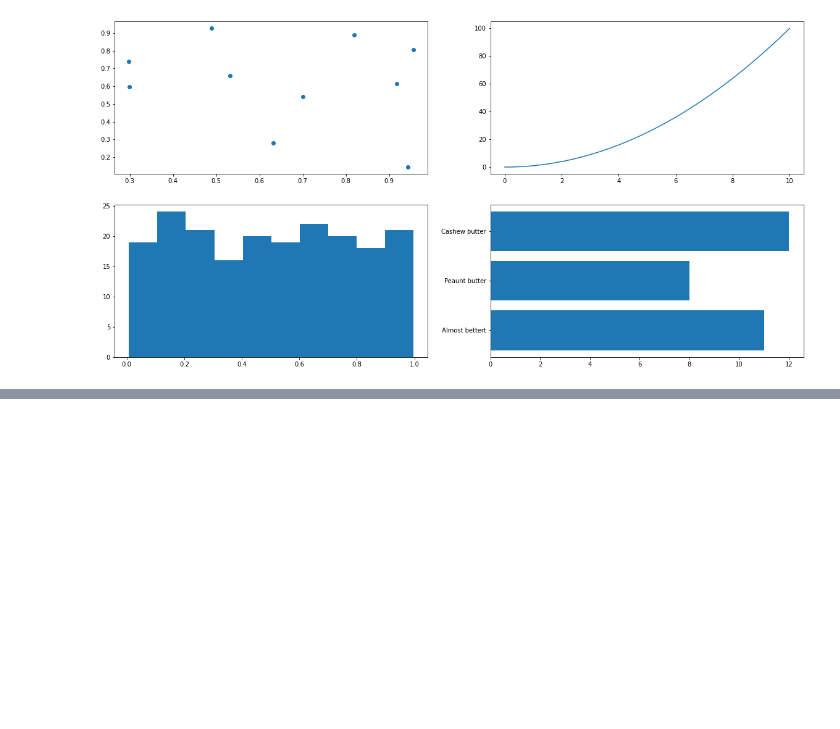
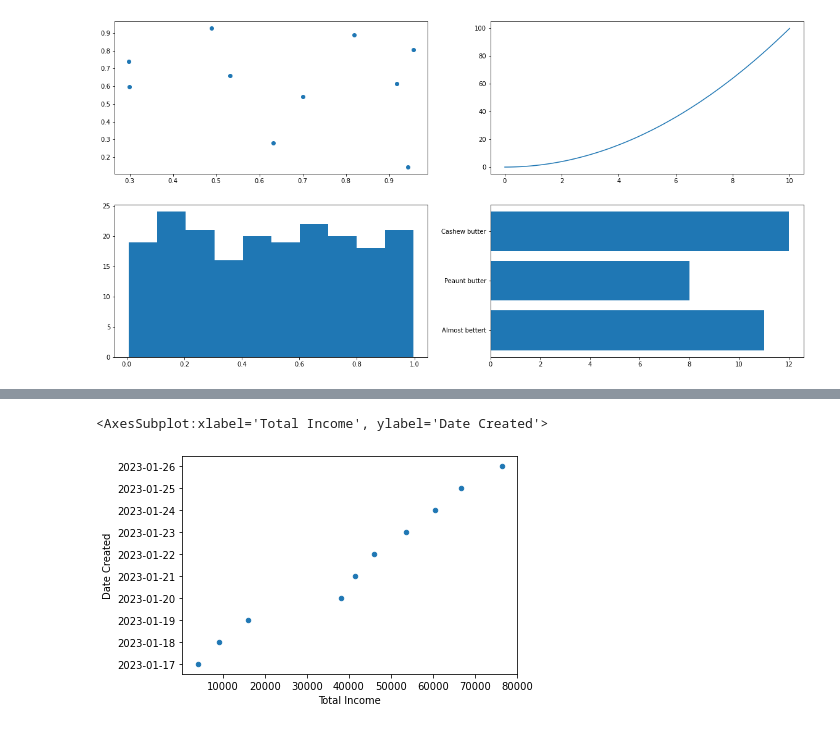
Before and after one commit to TahaAhvazi/ai-learning, a Jupyter notebook: matplotlibTrainig.ipynb, the cells around one changed output, grey strips where cells are left out. Saved outputs shown, nothing was run; the diff lists cells and outputs as text; code cells hidden in the pictures; blank space fills up the shorter version.

```diff
--- a/matplotlibTrainig.ipynb
+++ b/matplotlibTrainig.ipynb
@@ -173,0 +386,5 @@ AttributeError: 'numpy.ndarray' object has no attribute 'set'
+# %%
+car_sales.plot(y="Date Created", x="Total Income" , kind="scatter")
+# %% [output]
+<AxesSubplot:xlabel='Total Income', ylabel='Date Created'>
+[figure, added]
```
Also changed, not shown: parts of 20 cells of this notebook.
